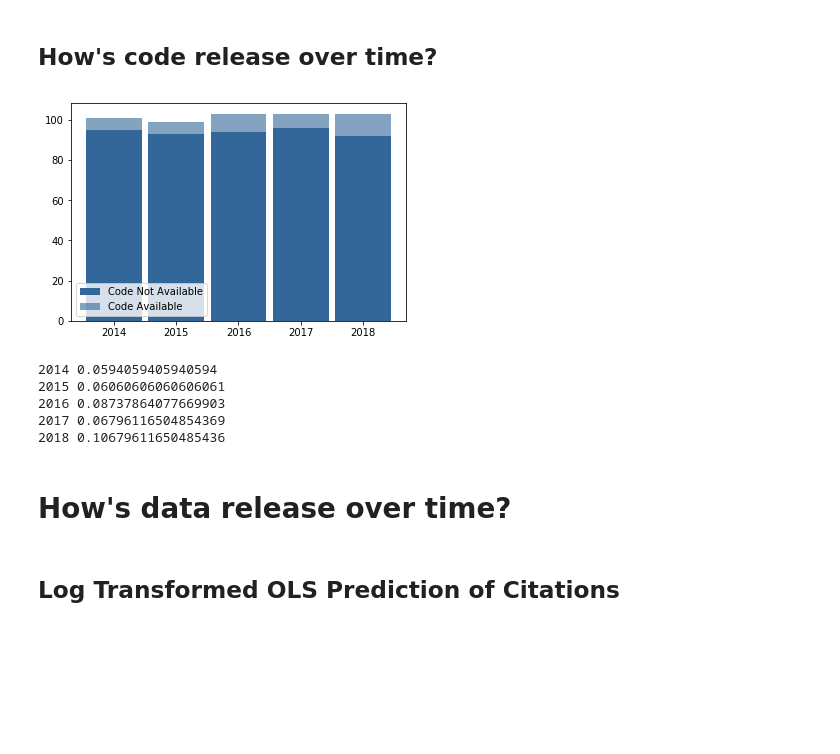
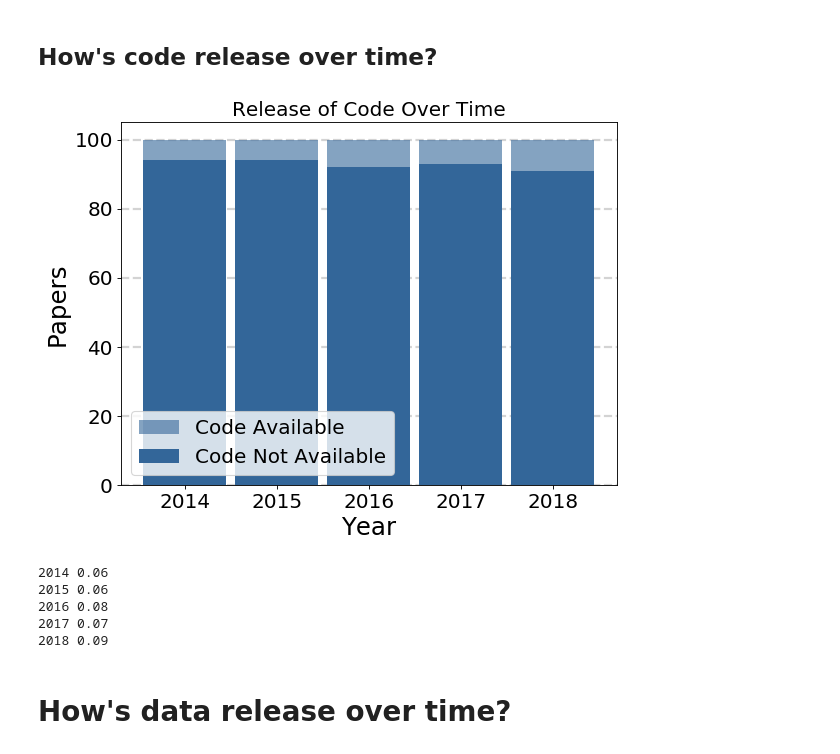
Before and after one commit to neheller/labels19, a Jupyter notebook: analyze.ipynb, the cells around one changed output. Cells and saved outputs as stored; diff of their text form; code cells hidden in the pictures; blank space fills up the shorter version.

```diff
--- a/analyze.ipynb
+++ b/analyze.ipynb
@@ -318,10 +300,33 @@ for d in data:
             print(d["ind"], "needs reviewing")
 
 years = range(2014, 2019)
+
+# Formatting this plot
+SMALL_SIZE = 18
+MEDIUM_SIZE = 22
+BIGGER_SIZE = 28
+
+plt.rc('font', size=SMALL_SIZE)          # controls default text sizes
+plt.rc('axes', titlesize=SMALL_SIZE)     # fontsize of the axes title
+plt.rc('axes', labelsize=MEDIUM_SIZE)    # fontsize of the x and y labels
+plt.rc('xtick', labelsize=SMALL_SIZE)    # fontsize of the tick labels
+plt.rc('ytick', labelsize=SMALL_SIZE)    # fontsize of the tick labels
+plt.rc('legend', fontsize=SMALL_SIZE)    # legend fontsize
+plt.rc('figure', titlesize=BIGGER_SIZE)  # fontsize of the figure title
+
+plt.figure(num=None, figsize=(8, 6), dpi=80, facecolor='w', edgecolor='k')
+plt.grid(linestyle='--', linewidth=2, c="lightgrey", axis="y")
+
+plt.bar(years, bnch_counts, 0.9, bottom=np.array(cstm_counts) + np.array(csre_counts), color=(0.2, 0.4, 0.6, 0.6))
+plt.bar(years, csre_counts, 0.9, bottom=cstm_counts, color=(0.2, 0.4, 0.6, 0.8))
 plt.bar(years, cstm_counts, 0.9, color=(0.2, 0.4, 0.6, 1.0))
-plt.bar(years, csre_counts, 0.9, bottom=cstm_counts, color=(0.2, 0.4, 0.6, 0.8))
-plt.bar(years, bnch_counts, 0.9, bottom=np.array(cstm_counts) + np.array(csre_counts), color=(0.2, 0.4, 0.6, 0.6))
-plt.legend(["Private", "Release", "Benchmark"], loc="lower left")
+plt.legend(["Existing Public", "Private, Released", "Private, No Release"], loc="lower left")
+plt.xlabel("Year")
+plt.ylabel("Papers")
+plt.title("Use of Private vs Public Data Over Time")
+
+plt.rc('axes', axisbelow=True)
+
 plt.show()
 
 for i in range(5):
@@ -338,36 +343,43 @@ for i in range(5):
 # %%
 bnch_counts = [0 for _ in range(5)]
 cstm_counts = [0 for _ in range(5)]
 
 for d in data:
     year = 4 - 2018 + int(d["year"])
-    if not used_custom_data(d) and not used_any_benchmark(d):
-        continue
+    #if not used_custom_data(d) and not used_any_benchmark(d):
+    #    continue
     if released_code(d):
         try:
             bnch_counts[year] = bnch_counts[year] + 1
         except ValueError:
             print(d["ind"], "needs reviewing")
     else:
         try:
             cstm_counts[year] = cstm_counts[year] + 1
         except ValueError:
             print(d["ind"], "needs reviewing")
 
+
+
+plt.figure(num=None, figsize=(8, 6), dpi=80, facecolor='w', edgecolor='k')
+plt.grid(linestyle='--', linewidth=2, c="lightgrey", axis="y")
 years = range(2014, 2019)
+plt.bar(years, bnch_counts, 0.9, bottom=cstm_counts, color=(0.2, 0.4, 0.6, 0.6))
 plt.bar(years, cstm_counts, 0.9, color=(0.2, 0.4, 0.6, 1.0))
-plt.bar(years, bnch_counts, 0.9, bottom=cstm_counts, color=(0.2, 0.4, 0.6, 0.6))
-plt.legend(["Code Not Available", "Code Available", "Benchmark"], loc="lower left")
+plt.legend(["Code Available", "Code Not Available", "Benchmark"], loc="lower left")
+plt.xlabel("Year")
+plt.ylabel("Papers")
+plt.title("Release of Code Over Time")
 plt.show()
 
 for i in range(5):
     print(years[i], bnch_counts[i]/(bnch_counts[i]+cstm_counts[i]))
 # %% [output]
-[figure, old version]
+[figure, new version]
-2014 0.0594059405940594
-2015 0.06060606060606061
-2016 0.08737864077669903
-2017 0.06796116504854369
-2018 0.10679611650485436
+2014 0.06
+2015 0.06
+2016 0.08
+2017 0.07
+2018 0.09
 # %% [markdown]
 # How's data release over time?
@@ -376,2 +385,0 @@ for i in range(5):
-# %% [markdown]
-## Log Transformed OLS Prediction of Citations
```
Also changed, not shown: parts of 32 cells of this notebook, 2 other files.
